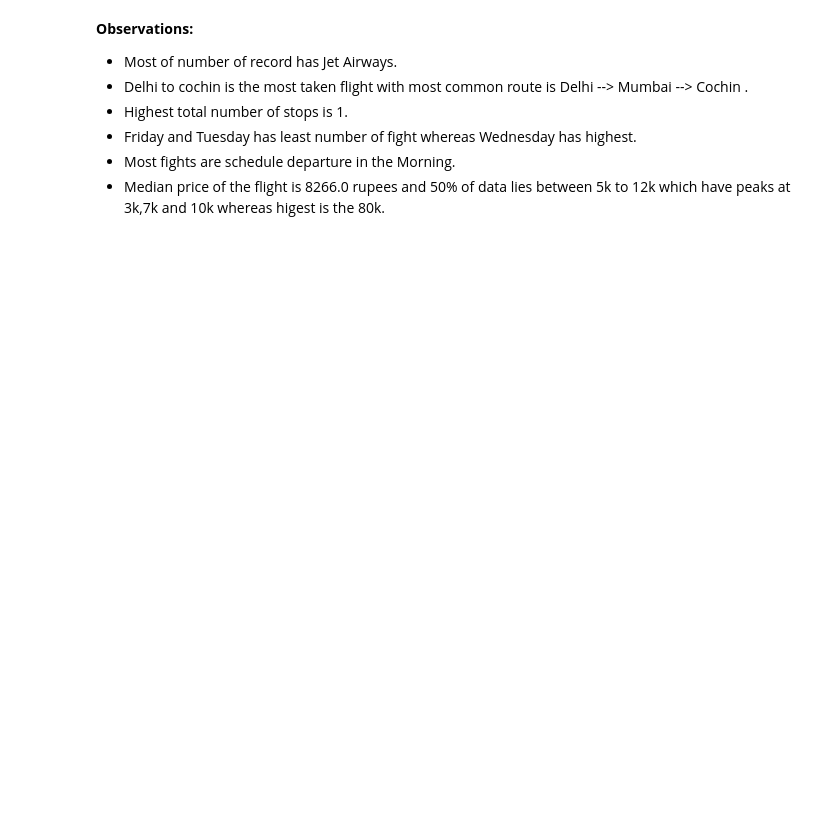
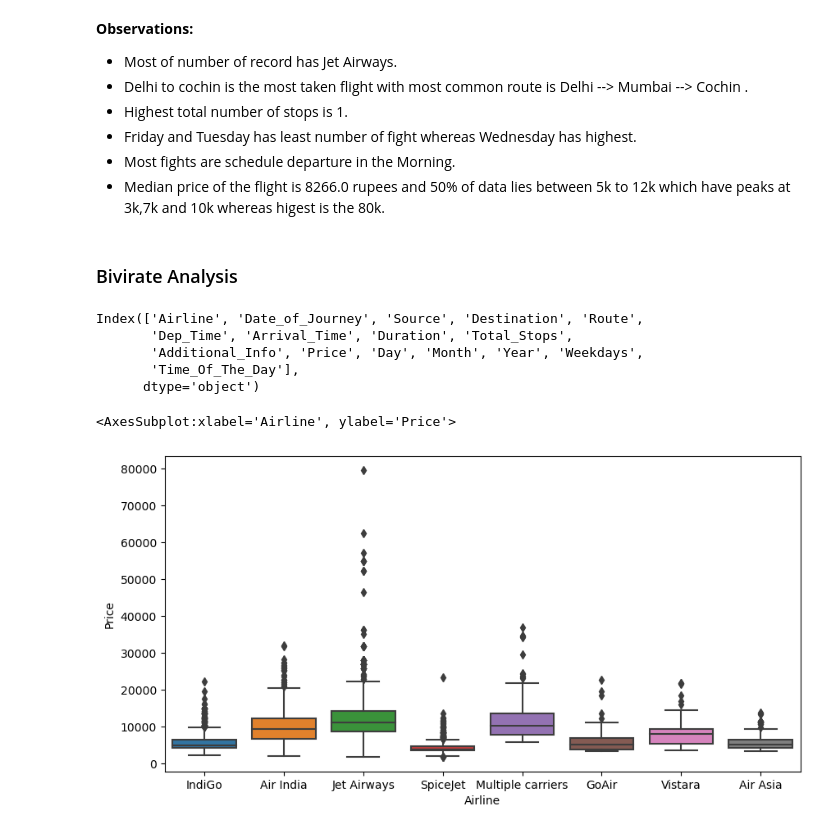
Before and after one commit to Krishnakant-Pal/Flight-Fare-Prediction, a Jupyter notebook: notebooks/Flight_Fare_EDA.ipynb, the cells around one changed output. Cells and saved outputs as stored; diff of their text form; code cells hidden in the pictures; blank space fills up the shorter version.

```diff
--- a/notebooks/Flight_Fare_EDA.ipynb
+++ b/notebooks/Flight_Fare_EDA.ipynb
@@ -352,3 +368,19 @@ sns.histplot(data=df,x='Price',kde=True,bins =80)
 * Friday and Tuesday has least number of fight whereas Wednesday has highest.
 * Most fights are schedule departure in the Morning.
 * Median price of the flight is 8266.0 rupees and 50% of data lies between 5k to 12k which have peaks at 3k,7k and 10k whereas higest is the 80k.
+# %% [markdown]
+### Bivirate Analysis
+# %%
+df.columns
+# %% [output]
+Index(['Airline', 'Date_of_Journey', 'Source', 'Destination', 'Route',
+       'Dep_Time', 'Arrival_Time', 'Duration', 'Total_Stops',
+       'Additional_Info', 'Price', 'Day', 'Month', 'Year', 'Weekdays',
+       'Time_Of_The_Day'],
+      dtype='object')
+# %%
+plt.figure(figsize=(10,5))
+sns.boxplot(data=df,x='Airline',y='Price')
+# %% [output]
+<AxesSubplot:xlabel='Airline', ylabel='Price'>
+[figure, added]
```
Also changed, not shown: parts of 8 cells of this notebook, 2 other files.
